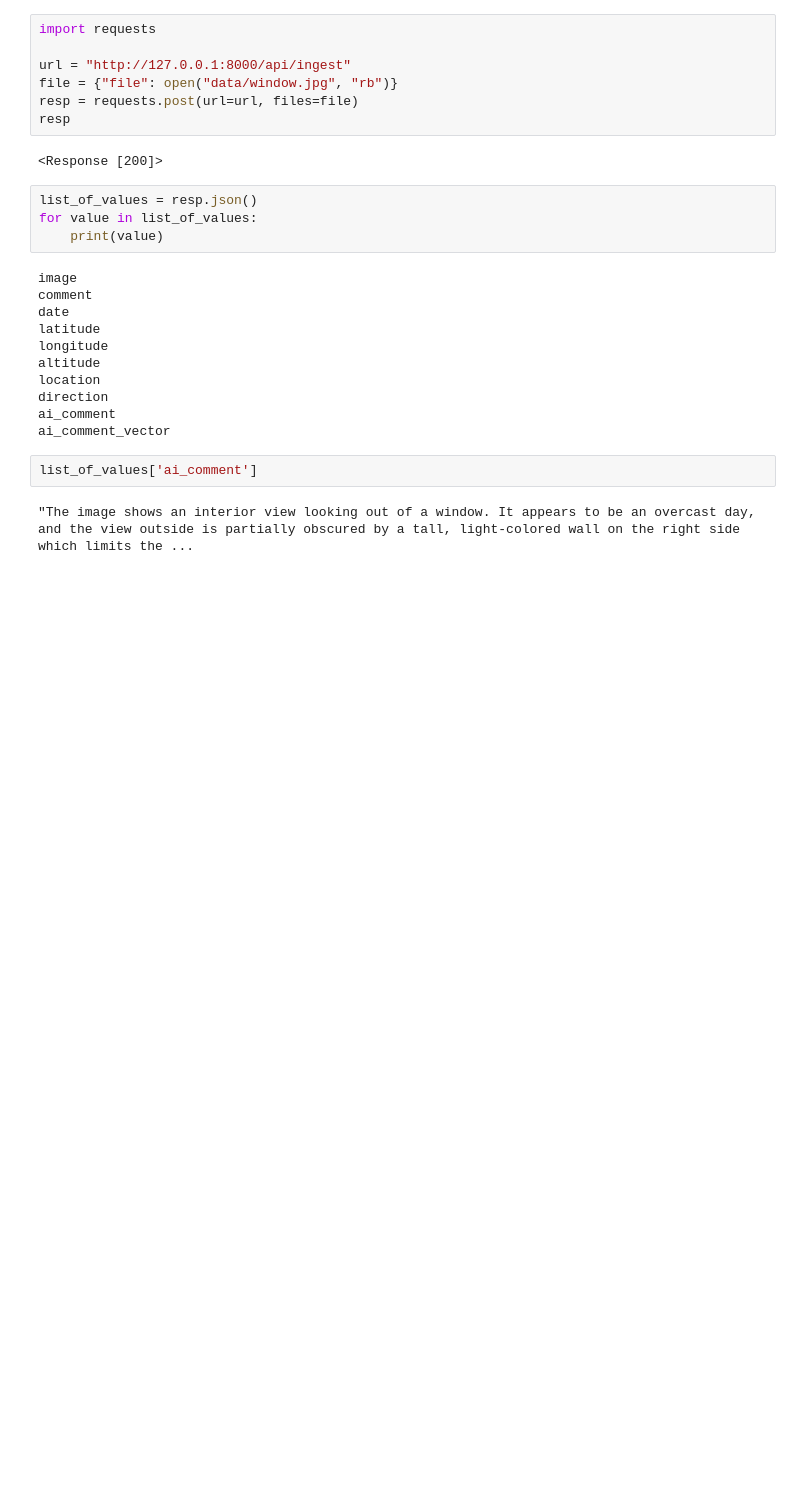
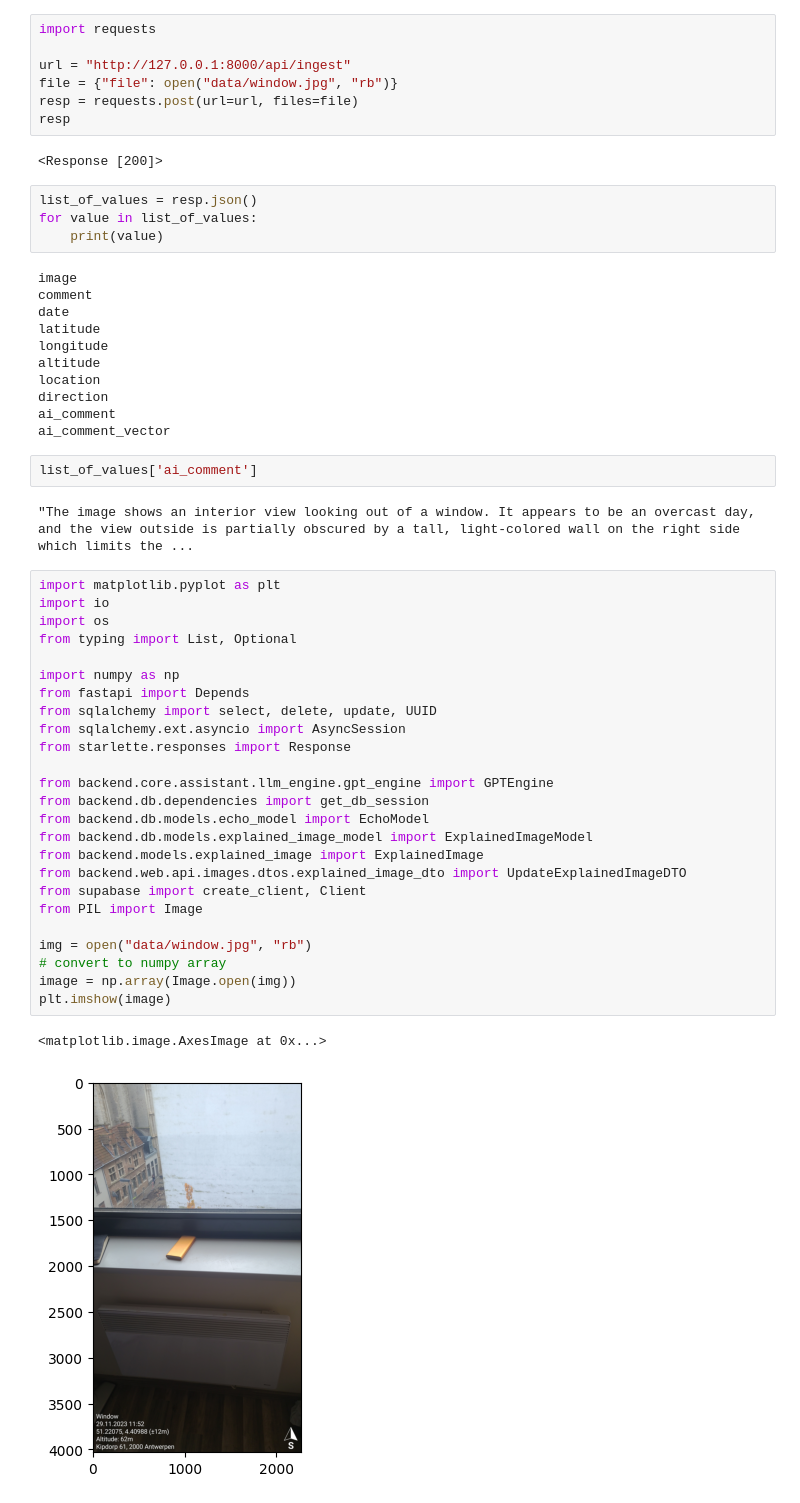
Before and after one commit to fibleep/leif-ai-backend, a Jupyter notebook: jupyter_notebooks/test_uploading_images.ipynb, the cells around one changed output. Cells and saved outputs as stored; diff of their text form; blank space fills up the shorter version.

```diff
--- a/jupyter_notebooks/test_uploading_images.ipynb
+++ b/jupyter_notebooks/test_uploading_images.ipynb
@@ -26,3 +26,31 @@ ai_comment_vector
 list_of_values['ai_comment']
 # %% [output]
 "The image shows an interior view looking out of a window. It appears to be an overcast day, and the view outside is partially obscured by a tall, light-colored wall on the right side which limits the ...
+# %%
+import matplotlib.pyplot as plt
+import io
+import os
+from typing import List, Optional
+
+import numpy as np
+from fastapi import Depends
+from sqlalchemy import select, delete, update, UUID
+from sqlalchemy.ext.asyncio import AsyncSession
+from starlette.responses import Response
+
+from backend.core.assistant.llm_engine.gpt_engine import GPTEngine
+from backend.db.dependencies import get_db_session
+from backend.db.models.echo_model import EchoModel
+from backend.db.models.explained_image_model import ExplainedImageModel
+from backend.models.explained_image import ExplainedImage
+from backend.web.api.images.dtos.explained_image_dto import UpdateExplainedImageDTO
+from supabase import create_client, Client
+from PIL import Image
+
+img = open("data/window.jpg", "rb")
+# convert to numpy array
+image = np.array(Image.open(img))
+plt.imshow(image)
+# %% [output]
+<matplotlib.image.AxesImage at 0x...>
+[figure, added]
```
Also changed, not shown: parts of 6 cells of this notebook, 7 other files.
